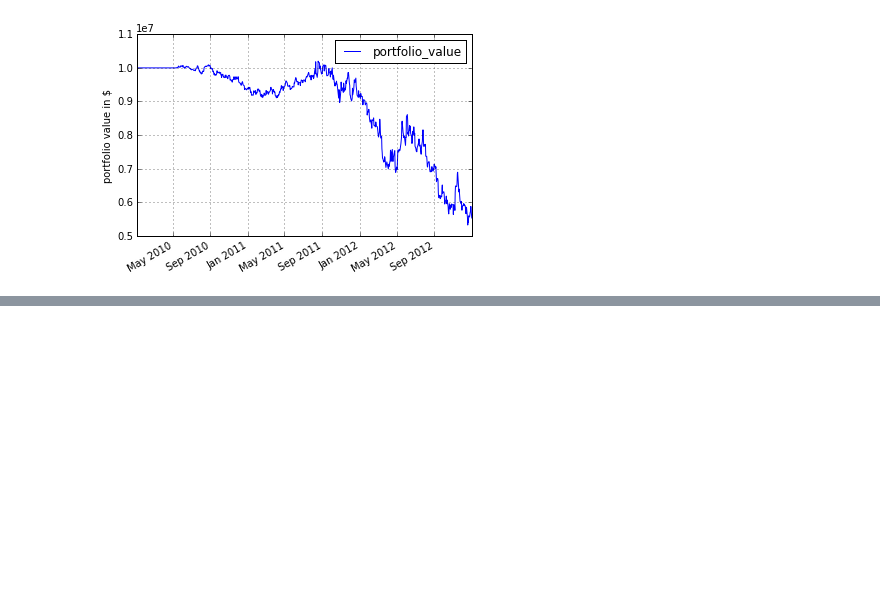
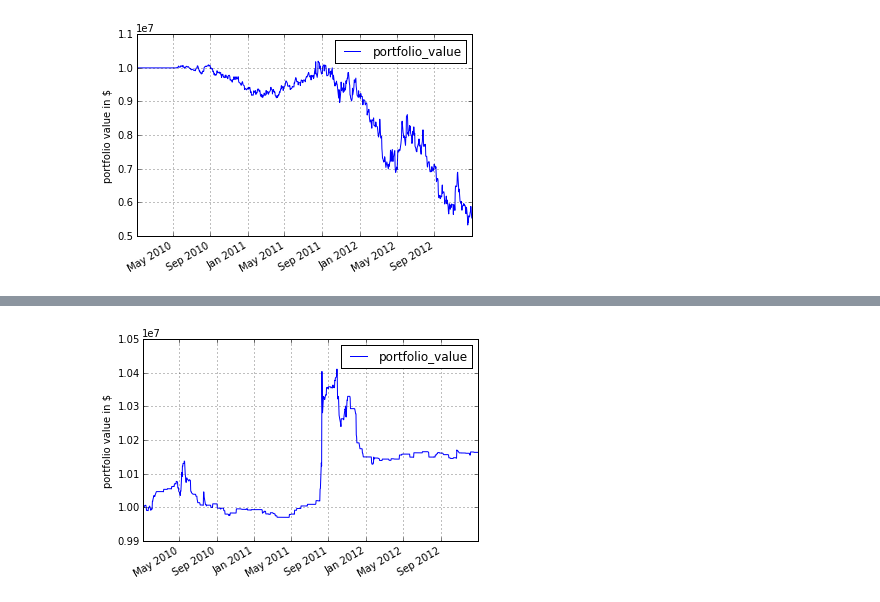
Before and after one commit to hahnicity/pytrader, a Jupyter notebook: pytrader/notebooks/large_move_diff.ipynb, the cells around one changed output, grey strips where cells are left out. Saved outputs shown, nothing was run; the diff lists cells and outputs as text; code cells hidden in the pictures; blank space fills up the shorter version.

Commit message:
Update to algo: Terminating our position a day after we buy/short

```diff
--- a/pytrader/notebooks/large_move_diff.ipynb
+++ b/pytrader/notebooks/large_move_diff.ipynb
@@ -108,0 +117,95 @@ YHOO
+# %%
+%%zipline --start 2010-01-01 --symbols KO,AAPL,XOM,PEP,MSFT,IBM,ABT,ACE,ACN,ACT,ADBE,A,GAS,APD,AMG,AFL,AET,AES,WYN,WYNN,XEL,XRX,XLNX,XL,ZMH,ZION,YUM,YHOO
+import matplotlib.pyplot as plt
+from sklearn.ensemble import RandomForestClassifier
+
+from zipline.api import order_percent, order_target
+
+
+def _calc_return(new, old):
+    return (new - old) / old
+
+
+def initialize(context):
+    context.model = RandomForestClassifier()
+    context.x = []
+    context.y = []
+    context.yesterday_price = {}
+    context.number_days_after = 1
+    context.data_points_necessary = 0
+    context.data_countdowns = []
+    context.to_terminate = []
+    context.threshold = .05
+    context.predictions = []
+
+
+def handle_countdowns(context, data):
+    countdown_idx_to_remove = []
+    for idx, day_tuple in enumerate(context.data_countdowns):
+        countdown = day_tuple[1] - 1
+        if countdown == 0:
+            # This must e a list or else RandomForest will throw an error
+            context.x.append([day_tuple[3]])
+            context.y.append(_calc_return(data[day_tuple[0]]["close"], day_tuple[2]) > 0)
+            countdown_idx_to_remove.append(idx)
+        else:
+            context.data_countdowns[idx] = (day_tuple[0], countdown) + day_tuple[2:]
+    context.data_countdowns = [
+        day_tuple for idx, day_tuple in enumerate(context.data_countdowns)
+        if idx not in countdown_idx_to_remove
+    ]
+
+
+def handle_price_histories(context, data):
+    for ticker, stock_data in data.items():
+        if ticker not in context.yesterday_price:
+            context.yesterday_price[ticker] = stock_data["close"]
+        elif abs(_calc_return(stock_data["close"], context.yesterday_price[ticker])) > context.threshold:
+            # This should really be a namedtuple
+            context.data_countdowns.append(
+                (ticker,
+                 context.number_days_after,
+                 stock_data["close"],
+                 _calc_return(stock_data["close"], context.yesterday_price[ticker]),
+                )
+            )
+            context.yesterday_price[ticker] = stock_data["close"]
+        else:
+            context.yesterday_price[ticker] = stock_data["close"]
+
+
+def handle_terminations(context):
+    idx_to_remove = []
+    for idx, position in enumerate(context.to_terminate):
+        ticker = position[0]
+        # This isn't generalized but oh well for now
+        order_target(ticker, 0)
+        idx_to_remove.append(idx)
+    context.to_terminate = [
+        data for idx, data in enumerate(context.to_terminate) if idx not in idx_to_remove
+    ]
+
+
+
+def handle_data(context, data):
+    handle_terminations(context)
+    handle_countdowns(context, data)
+    old_data_counts = len(context.data_countdowns)
+    handle_price_histories(context, data)
+    new_data_counts = len(context.data_countdowns)
+    if len(context.x) > context.data_points_necessary and new_data_counts > old_data_counts:
+        context.model.fit(context.x, context.y)
+        new_counts = context.data_countdowns[old_data_counts:]
+        for idx, data_tuple in enumerate(new_counts):
+            prediction = context.model.predict([data_tuple[3]])
+            order_percent(data_tuple[0], {1: 1, 0: -1}[int(prediction)] * (1.0 / len(data)))
+            # This isn't generalized but oh well for now
+            context.to_terminate.append((data_tuple[0], {1: 1, 0: -1}[int(prediction)]))
+
+
+def analyze(context, perf):
+    perf.portfolio_value.plot()
+    plt.ylabel('portfolio value in $')
+    plt.legend(loc=0)
+    plt.show()
+# %% [output]
@@ -108,0 +243 @@ YHOO
+[figure, added]
```
Also changed, not shown: parts of 6 cells of this notebook, 1 other file.
